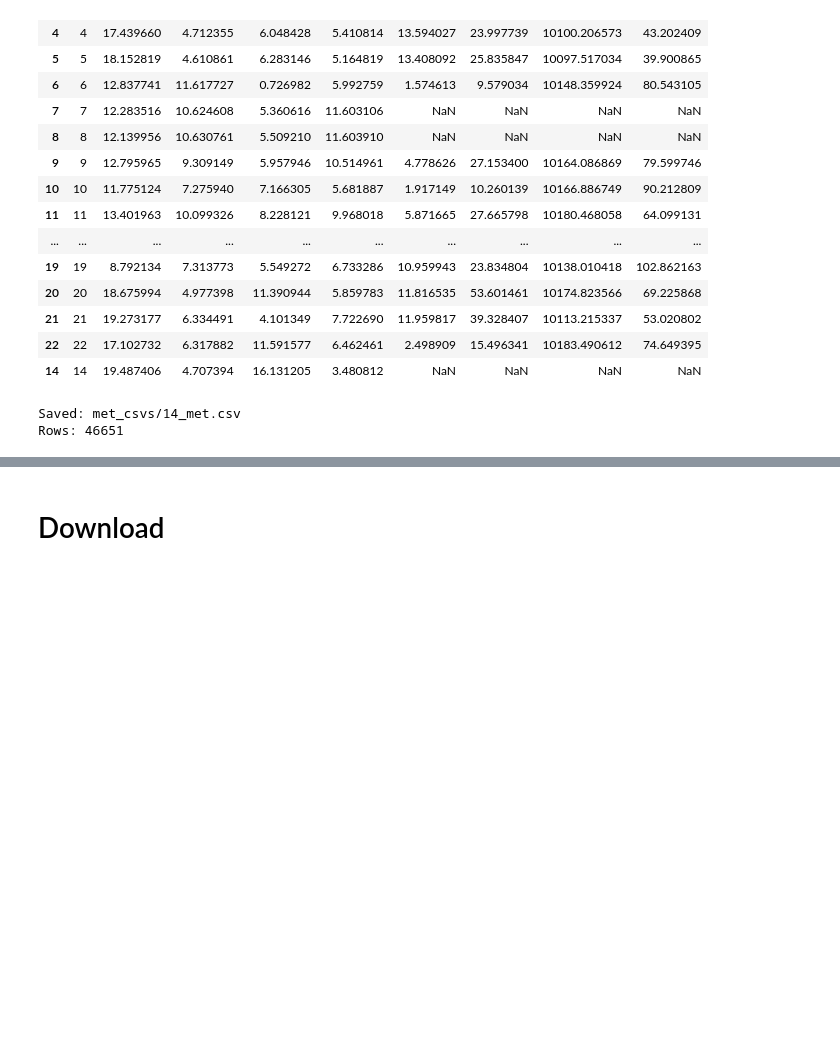
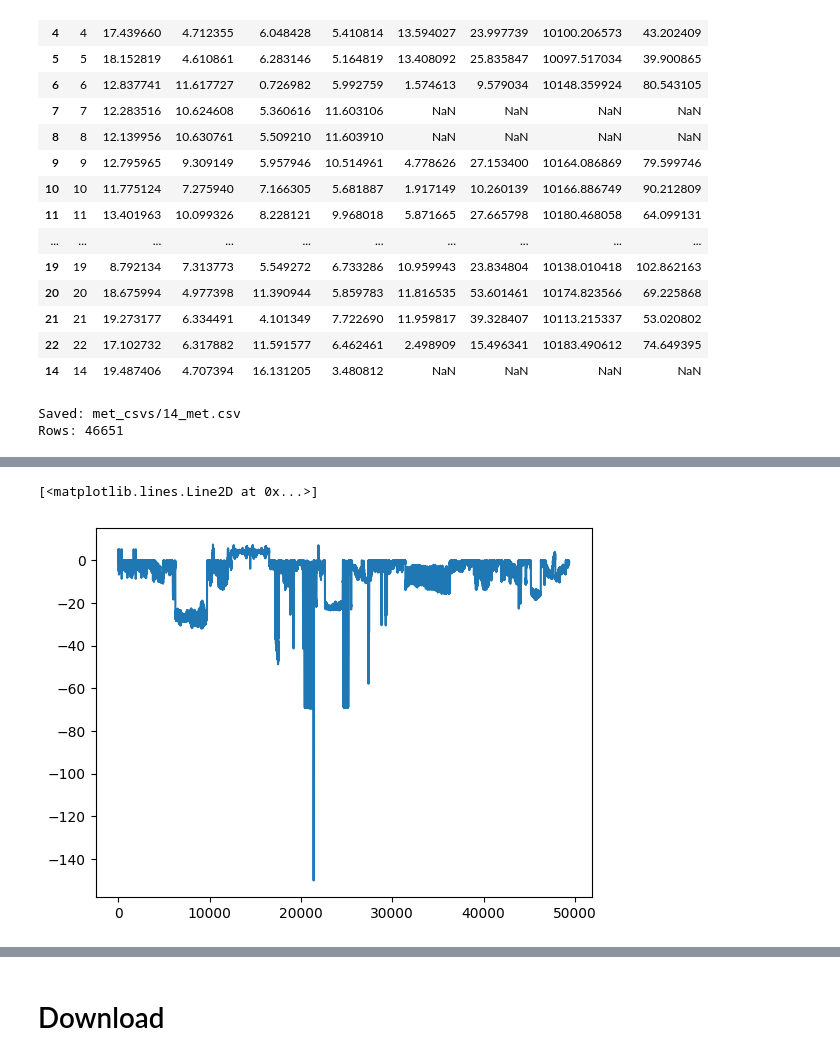
Before and after one commit to thomaslu678/Praxis-Lab-25-26, a Jupyter notebook: met/fetch_met_metadata.ipynb, the cells around one changed output, grey strips where cells are left out. Cells and saved outputs as stored; diff of their text form; code cells hidden in the pictures; blank space fills up the shorter version.

Commit message:
identify all out of range data points

```diff
--- a/met/fetch_met_metadata.ipynb
+++ b/met/fetch_met_metadata.ipynb
@@ -598,0 +634,3 @@ Rows: 46651
+# %%
+columns = ['case_id', 'fid', 'mission_id', 'LST_K', 'MET_K', 'diff_allowed']
+bad_data_df = pd.DataFrame(columns=columns)
@@ -598,0 +837,5 @@ Rows: 46651
+# %%
+plt.plot(bad_data_df['diff_allowed'])
+# %% [output]
+[<matplotlib.lines.Line2D at 0x...>]
+[figure, added]
```
Also changed, not shown: parts of 8 cells of this notebook.
